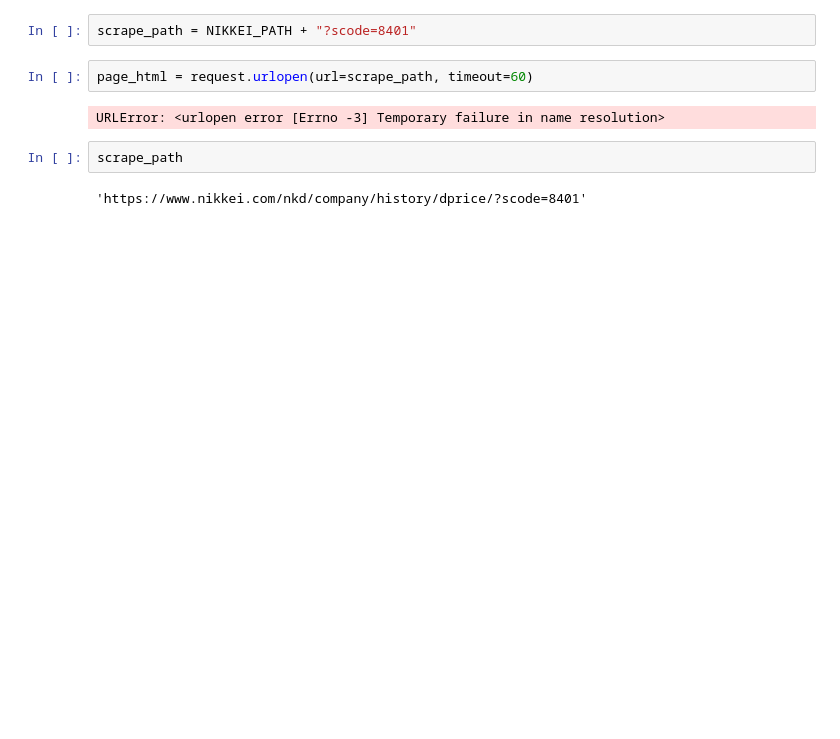
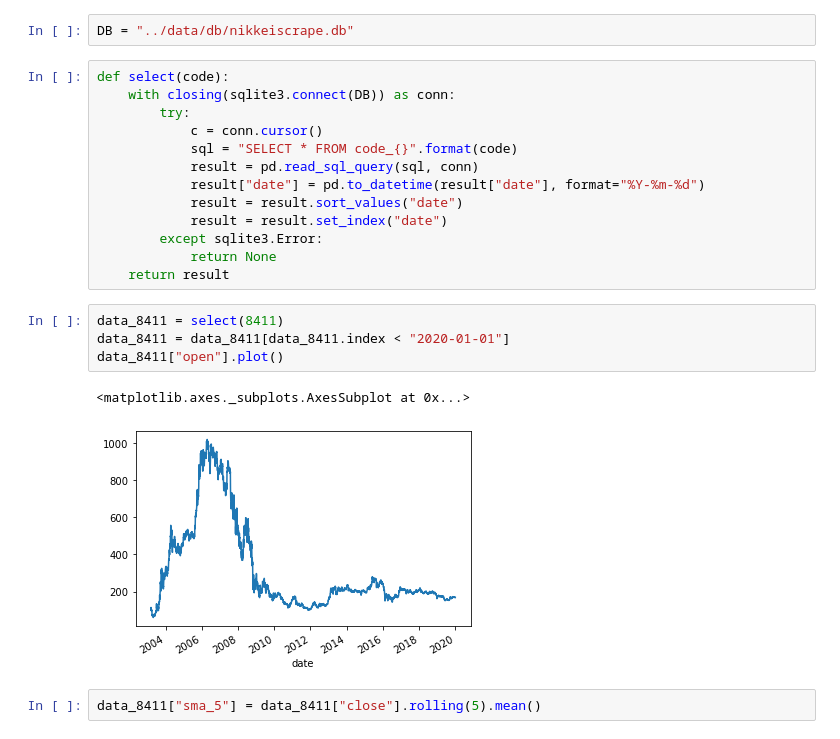
Before and after one commit to Hatosabre/stock, a Jupyter notebook: notebooks/kabu.ipynb, the cells around one changed output. Drawn from its saved outputs; the diff is of its cells as text; blank space fills up the shorter version.

```diff
--- a/notebooks/kabu.ipynb
+++ b/notebooks/kabu.ipynb
@@ -24,10 +8,24 @@ from urllib import request, error
-# %%
-scrape_path = NIKKEI_PATH + "?scode=8401"
-# %%
-page_html = request.urlopen(url=scrape_path, timeout=60)
-# %% [output]
-URLError: <urlopen error [Errno -3] Temporary failure in name resolution>
-# %%
-scrape_path
-# %% [output]
-'https://www.nikkei.com/nkd/company/history/dprice/?scode=8401'
+# %%
+DB = "../data/db/nikkeiscrape.db"
+# %%
+def select(code):
+    with closing(sqlite3.connect(DB)) as conn:
+        try:
+            c = conn.cursor()
+            sql = "SELECT * FROM code_{}".format(code)
+            result = pd.read_sql_query(sql, conn)
+            result["date"] = pd.to_datetime(result["date"], format="%Y-%m-%d")
+            result = result.sort_values("date")
+            result = result.set_index("date")
+        except sqlite3.Error:
+            return None
+    return result
+# %%
+data_8411 = select(8411)
+data_8411 = data_8411[data_8411.index < "2020-01-01"]
+data_8411["open"].plot()
+# %% [output]
+<matplotlib.axes._subplots.AxesSubplot at 0x...>
+[figure, added]
+# %%
+data_8411["sma_5"] = data_8411["close"].rolling(5).mean()
```
Also changed, not shown: parts of 10 cells of this notebook, 1 other file.
